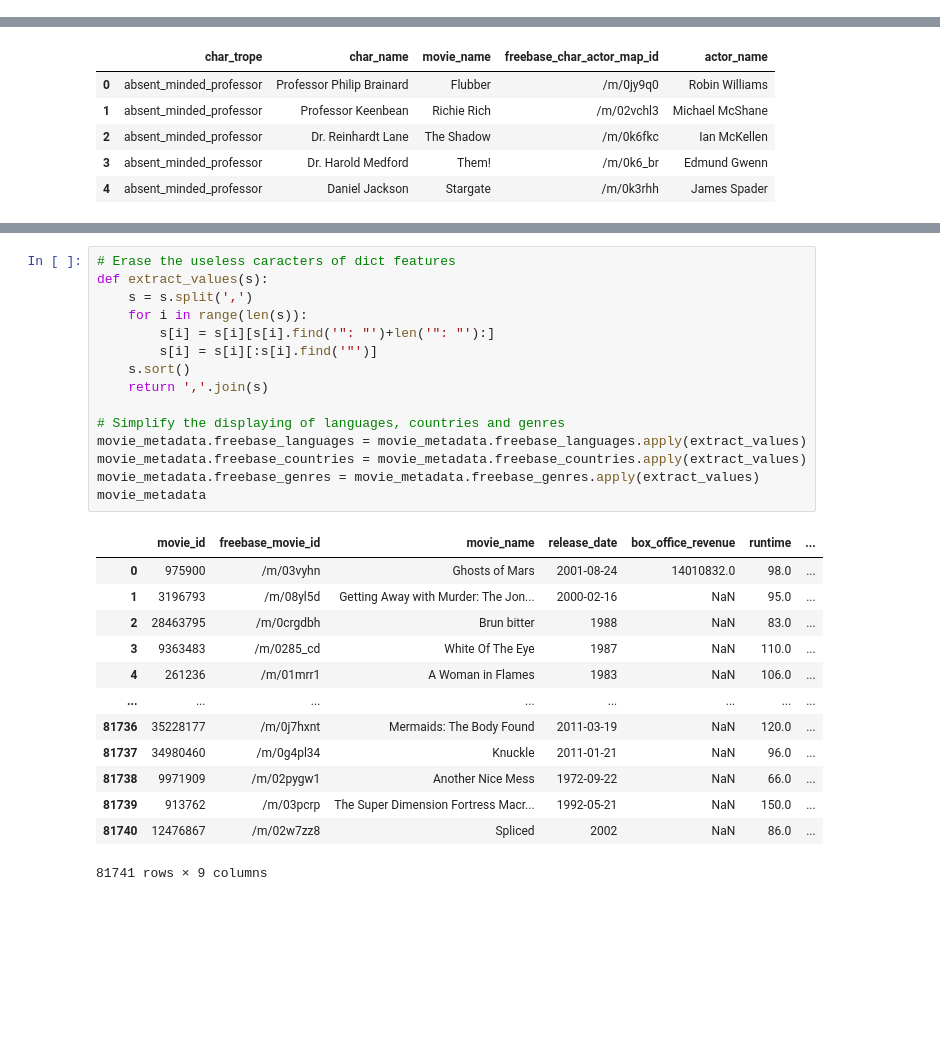
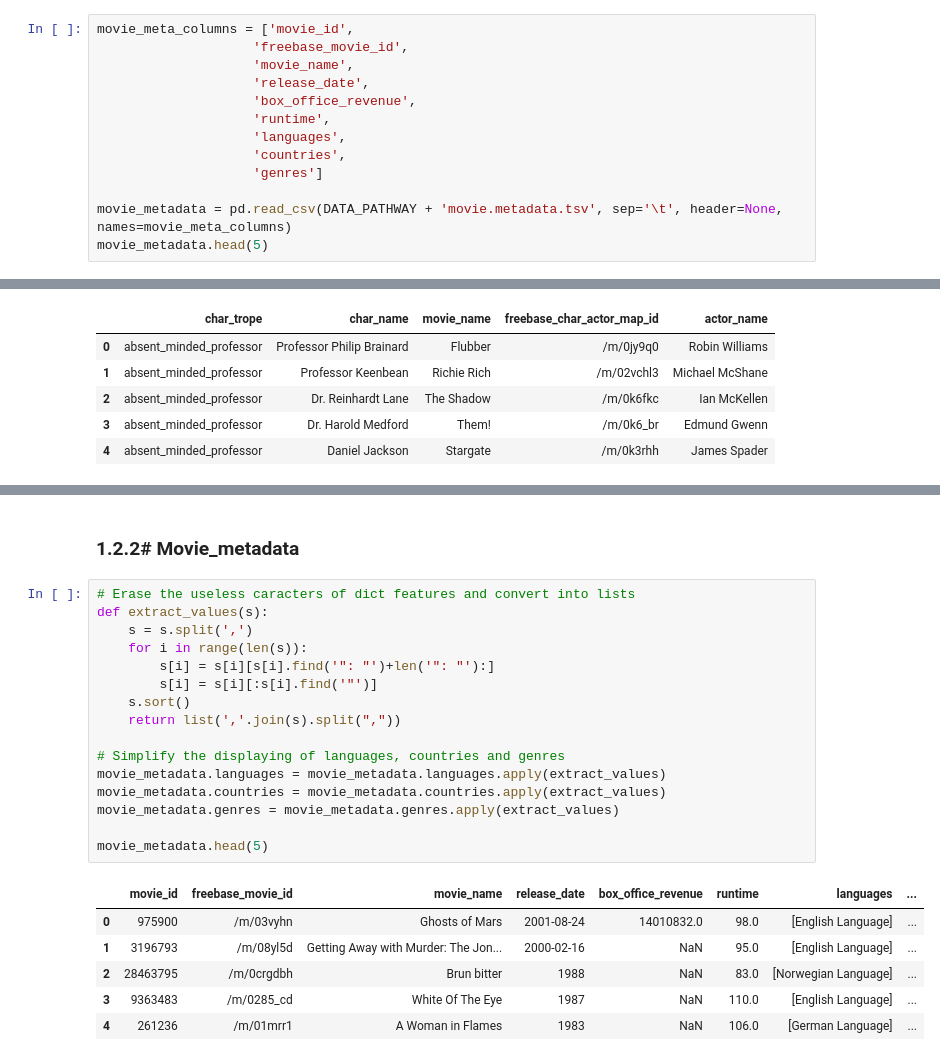
Before and after one commit to epfl-ada/ada-2022-project-adlucere2022, a Jupyter notebook: InitialDataExploration_Raph.ipynb, the cells around one changed output, grey strips where cells are left out. Drawn from its saved outputs; the diff is of its cells as text; blank space fills up the shorter version.

```diff
--- a/InitialDataExploration_Raph.ipynb
+++ b/InitialDataExploration_Raph.ipynb
@@ -57,0 +82,13 @@ tvtropes_clusters.head(10)
+# %%
+movie_meta_columns = ['movie_id',
+                    'freebase_movie_id',
+                    'movie_name',
+                    'release_date',
+                    'box_office_revenue',
+                    'runtime',
+                    'languages',
+                    'countries',
+                    'genres']
+
+movie_metadata = pd.read_csv(DATA_PATHWAY + 'movie.metadata.tsv', sep='\t', header=None, names=movie_meta_columns)
+movie_metadata.head(5)
@@ -123,29 +165,25 @@ movie_metadata.head(5)
+# %% [markdown]
+### 1.2.2# Movie_metadata
 # %%
-# Erase the useless caracters of dict features
+# Erase the useless caracters of dict features and convert into lists
 def extract_values(s):
     s = s.split(',')
     for i in range(len(s)):
         s[i] = s[i][s[i].find('": "')+len('": "'):]
         s[i] = s[i][:s[i].find('"')]
     s.sort()
-    return ','.join(s)
+    return list(','.join(s).split(","))
 
 # Simplify the displaying of languages, countries and genres
-movie_metadata.freebase_languages = movie_metadata.freebase_languages.apply(extract_values)
-movie_metadata.freebase_countries = movie_metadata.freebase_countries.apply(extract_values)
-movie_metadata.freebase_genres = movie_metadata.freebase_genres.apply(extract_values)
-movie_metadata
+movie_metadata.languages = movie_metadata.languages.apply(extract_values)
+movie_metadata.countries = movie_metadata.countries.apply(extract_values)
+movie_metadata.genres = movie_metadata.genres.apply(extract_values)
+
+movie_metadata.head(5)
 # %% [output]
-|  | movie_id | freebase_movie_id | movie_name | release_date | box_office_revenue | runtime | ... |
-| 0 | 975900 | /m/03vyhn | Ghosts of Mars | 2001-08-24 | 14010832.0 | 98.0 | ... |
-| 1 | 3196793 | /m/08yl5d | Getting Away with Murder: The Jon... | 2000-02-16 | NaN | 95.0 | ... |
-| 2 | 28463795 | /m/0crgdbh | Brun bitter | 1988 | NaN | 83.0 | ... |
-| 3 | 9363483 | /m/0285_cd | White Of The Eye | 1987 | NaN | 110.0 | ... |
-| 4 | 261236 | /m/01mrr1 | A Woman in Flames | 1983 | NaN | 106.0 | ... |
-| ... | ... | ... | ... | ... | ... | ... | ... |
-| 81736 | 35228177 | /m/0j7hxnt | Mermaids: The Body Found | 2011-03-19 | NaN | 120.0 | ... |
-| 81737 | 34980460 | /m/0g4pl34 | Knuckle | 2011-01-21 | NaN | 96.0 | ... |
-| 81738 | 9971909 | /m/02pygw1 | Another Nice Mess | 1972-09-22 | NaN | 66.0 | ... |
-| 81739 | 913762 | /m/03pcrp | The Super Dimension Fortress Macr... | 1992-05-21 | NaN | 150.0 | ... |
-| 81740 | 12476867 | /m/02w7zz8 | Spliced | 2002 | NaN | 86.0 | ... |
+|  | movie_id | freebase_movie_id | movie_name | release_date | box_office_revenue | runtime | languages | ... |
+| 0 | 975900 | /m/03vyhn | Ghosts of Mars | 2001-08-24 | 14010832.0 | 98.0 | [English Language] | ... |
+| 1 | 3196793 | /m/08yl5d | Getting Away with Murder: The Jon... | 2000-02-16 | NaN | 95.0 | [English Language] | ... |
+| 2 | 28463795 | /m/0crgdbh | Brun bitter | 1988 | NaN | 83.0 | [Norwegian Language] | ... |
+| 3 | 9363483 | /m/0285_cd | White Of The Eye | 1987 | NaN | 110.0 | [English Language] | ... |
+| 4 | 261236 | /m/01mrr1 | A Woman in Flames | 1983 | NaN | 106.0 | [German Language] | ... |
-81741 rows × 9 columns
```
Also changed, not shown: parts of 28 cells of this notebook.
